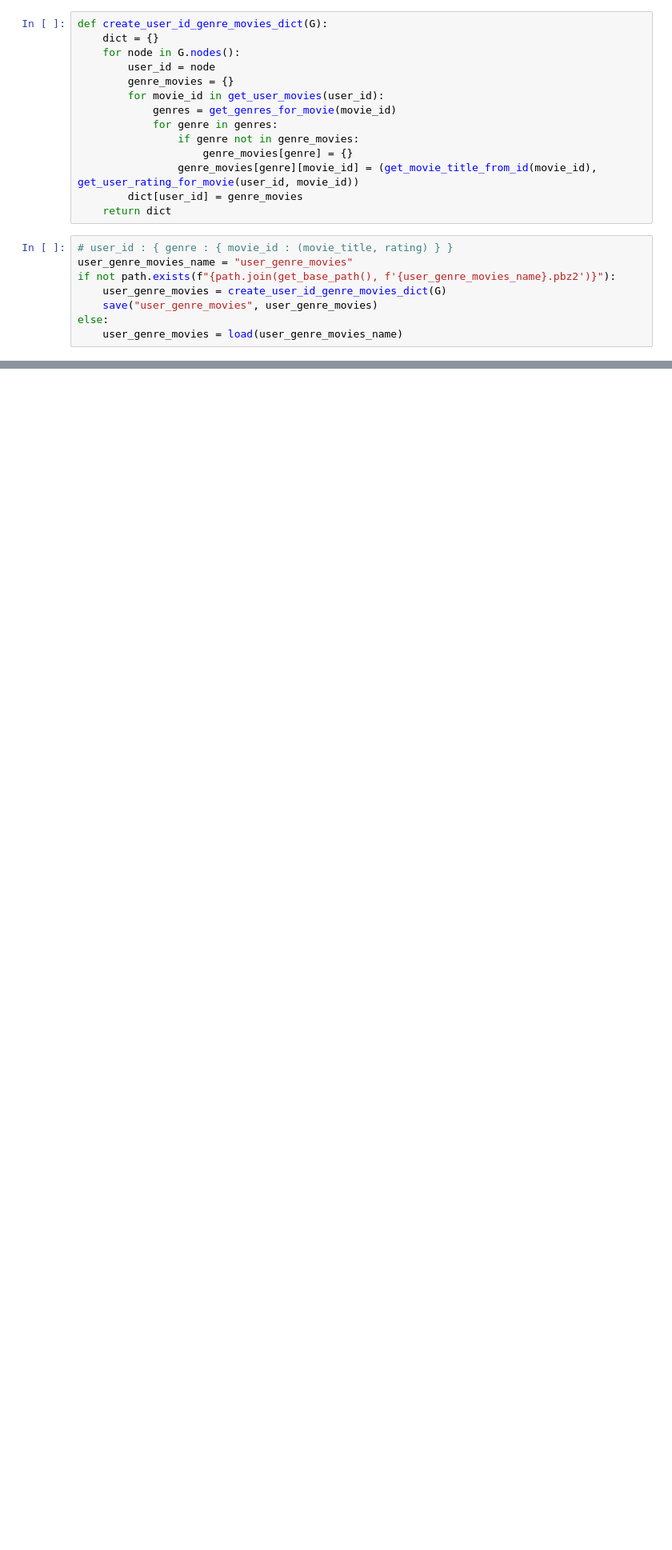
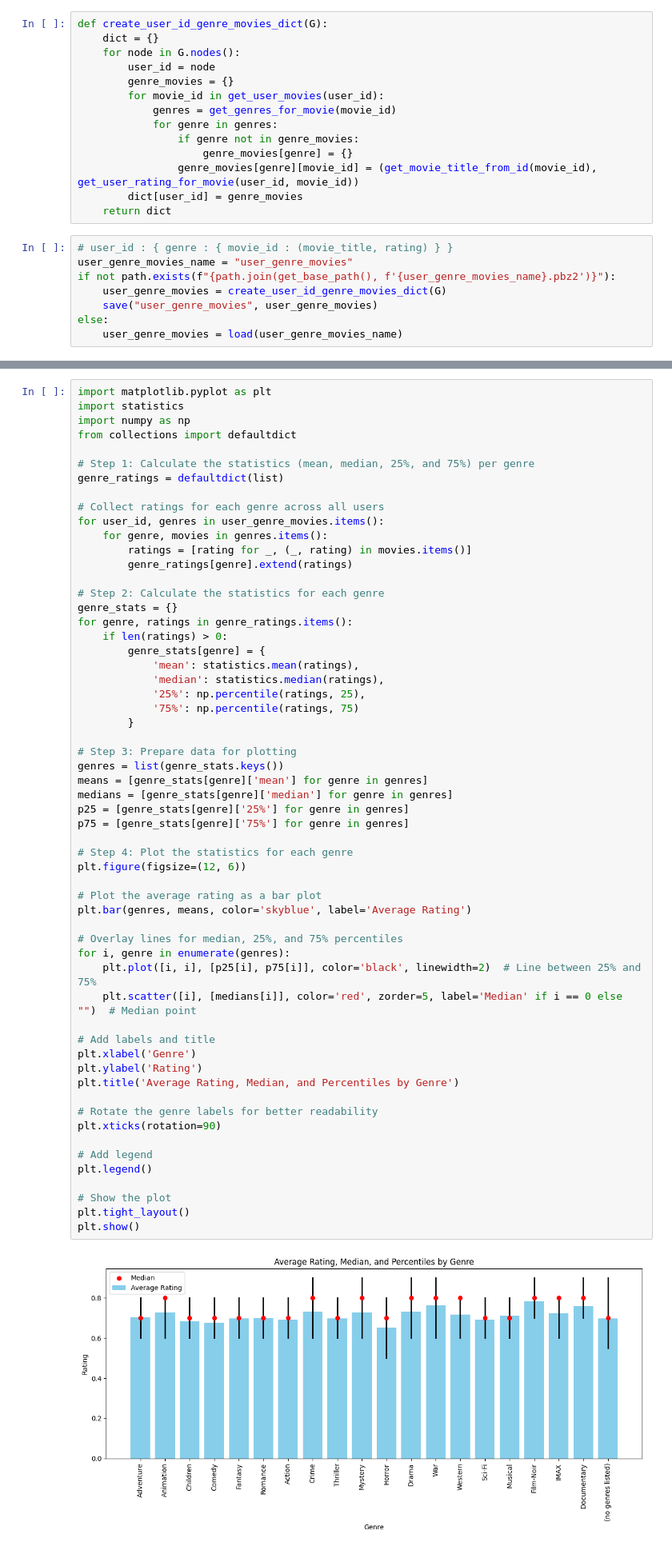
Before and after one commit to RasmusUK/02805-social-graphs-and-interactions-project, a Jupyter notebook: workspace/notebooks/ml.ipynb, the cells around one changed output, grey strips where cells are left out. Shown at 80% size. Saved outputs shown, nothing was run; the diff lists cells and outputs as text; blank space fills up the shorter version.

```diff
--- a/workspace/notebooks/ml.ipynb
+++ b/workspace/notebooks/ml.ipynb
@@ -227,0 +433,60 @@ else:
+# %%
+import matplotlib.pyplot as plt
+import statistics
+import numpy as np
+from collections import defaultdict
+
+# Step 1: Calculate the statistics (mean, median, 25%, and 75%) per genre
+genre_ratings = defaultdict(list)
+
+# Collect ratings for each genre across all users
+for user_id, genres in user_genre_movies.items():
+    for genre, movies in genres.items():
+        ratings = [rating for _, (_, rating) in movies.items()]
+        genre_ratings[genre].extend(ratings)
+
+# Step 2: Calculate the statistics for each genre
+genre_stats = {}
+for genre, ratings in genre_ratings.items():
+    if len(ratings) > 0:
+        genre_stats[genre] = {
+            'mean': statistics.mean(ratings),
+            'median': statistics.median(ratings),
+            '25%': np.percentile(ratings, 25),
+            '75%': np.percentile(ratings, 75)
+        }
+
+# Step 3: Prepare data for plotting
+genres = list(genre_stats.keys())
+means = [genre_stats[genre]['mean'] for genre in genres]
+medians = [genre_stats[genre]['median'] for genre in genres]
+p25 = [genre_stats[genre]['25%'] for genre in genres]
+p75 = [genre_stats[genre]['75%'] for genre in genres]
+
+# Step 4: Plot the statistics for each genre
+plt.figure(figsize=(12, 6))
+
+# Plot the average rating as a bar plot
+plt.bar(genres, means, color='skyblue', label='Average Rating')
+
+# Overlay lines for median, 25%, and 75% percentiles
+for i, genre in enumerate(genres):
+    plt.plot([i, i], [p25[i], p75[i]], color='black', linewidth=2)  # Line between 25% and 75%
+    plt.scatter([i], [medians[i]], color='red', zorder=5, label='Median' if i == 0 else "")  # Median point
+
+# Add labels and title
+plt.xlabel('Genre')
+plt.ylabel('Rating')
+plt.title('Average Rating, Median, and Percentiles by Genre')
+
+# Rotate the genre labels for better readability
+plt.xticks(rotation=90)
+
+# Add legend
+plt.legend()
+
+# Show the plot
+plt.tight_layout()
+plt.show()
+# %% [output]
+[figure, added]
```
Also changed, not shown: parts of 16 cells of this notebook.
